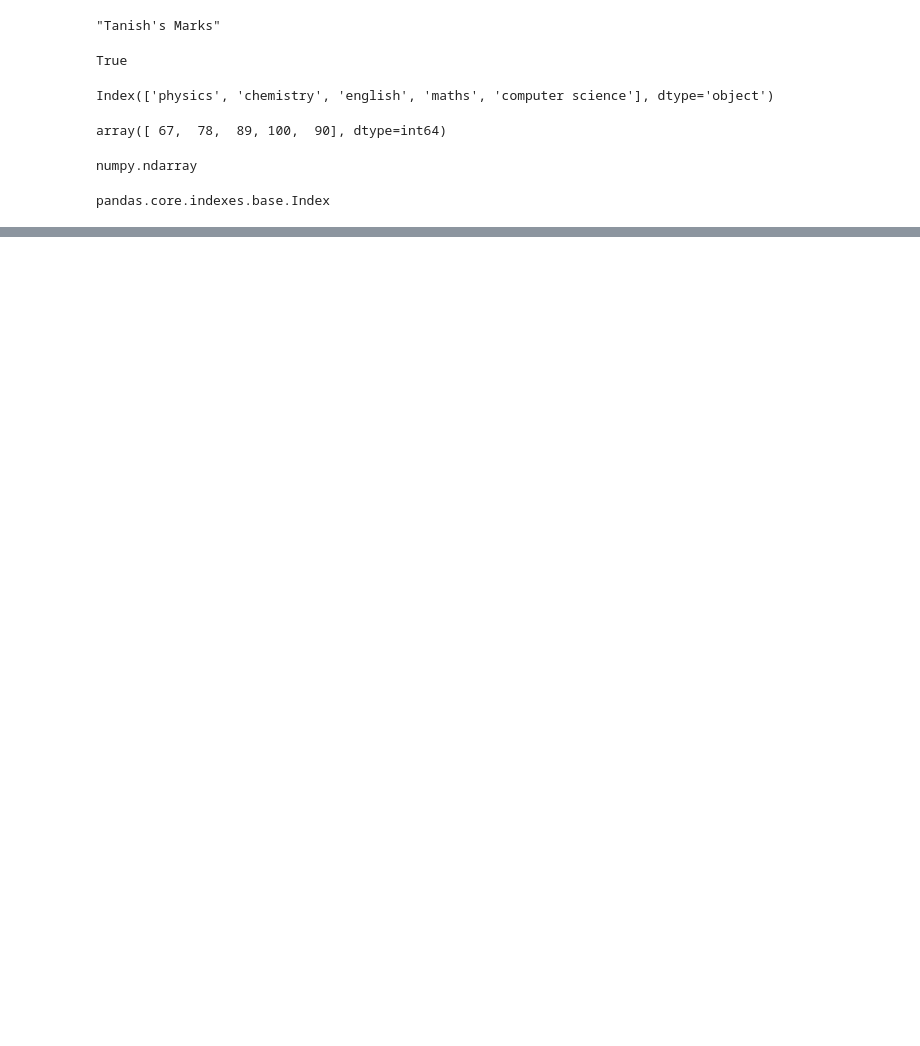
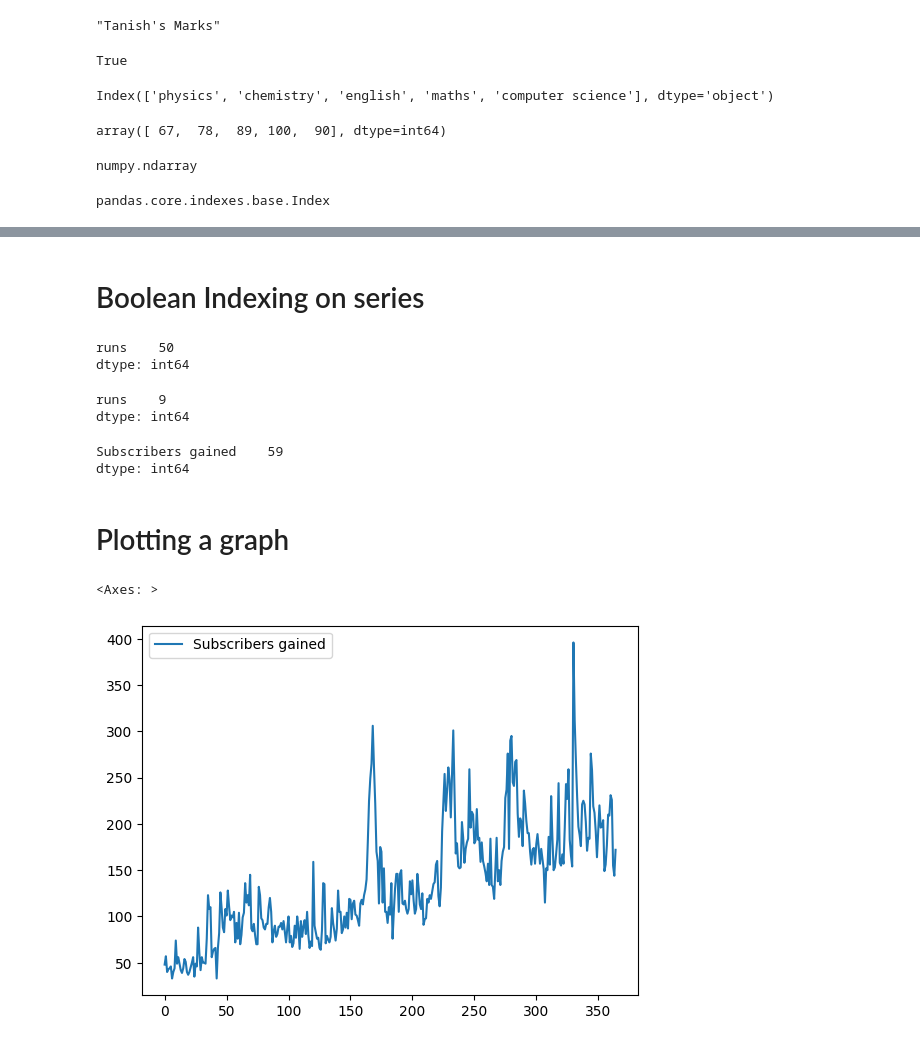
Before and after one commit to gtanish2003/Pandas, a Jupyter notebook: pandas-series.ipynb, the cells around one changed output, grey strips where cells are left out. Cells and saved outputs as stored; diff of their text form; code cells hidden in the pictures; blank space fills up the shorter version.

```diff
--- a/pandas-series.ipynb
+++ b/pandas-series.ipynb
@@ -131,0 +125,2 @@ pandas.core.indexes.base.Index
+# %%
+subs=pd.read_csv('subs.csv')
@@ -131,0 +651,27 @@ pandas.core.indexes.base.Index
+# %% [markdown]
+# Boolean Indexing on series
+# %%
+# find no of 50's and 100's scored by kohli
+vk[vk>=50].count()
+# %% [output]
+runs    50
+dtype: int64
+# %%
+# find no of ducks
+vk[vk==0].count()
+# %% [output]
+runs    9
+dtype: int64
+# %%
+# count no of days when he had more than 200 subs a day
+subs[subs>=200].count()
+# %% [output]
+Subscribers gained    59
+dtype: int64
+# %% [markdown]
+# Plotting a graph
+# %%
+subs.plot()
+# %% [output]
+<Axes: >
+[figure, added]
```
Also changed, not shown: parts of 63 cells of this notebook.
